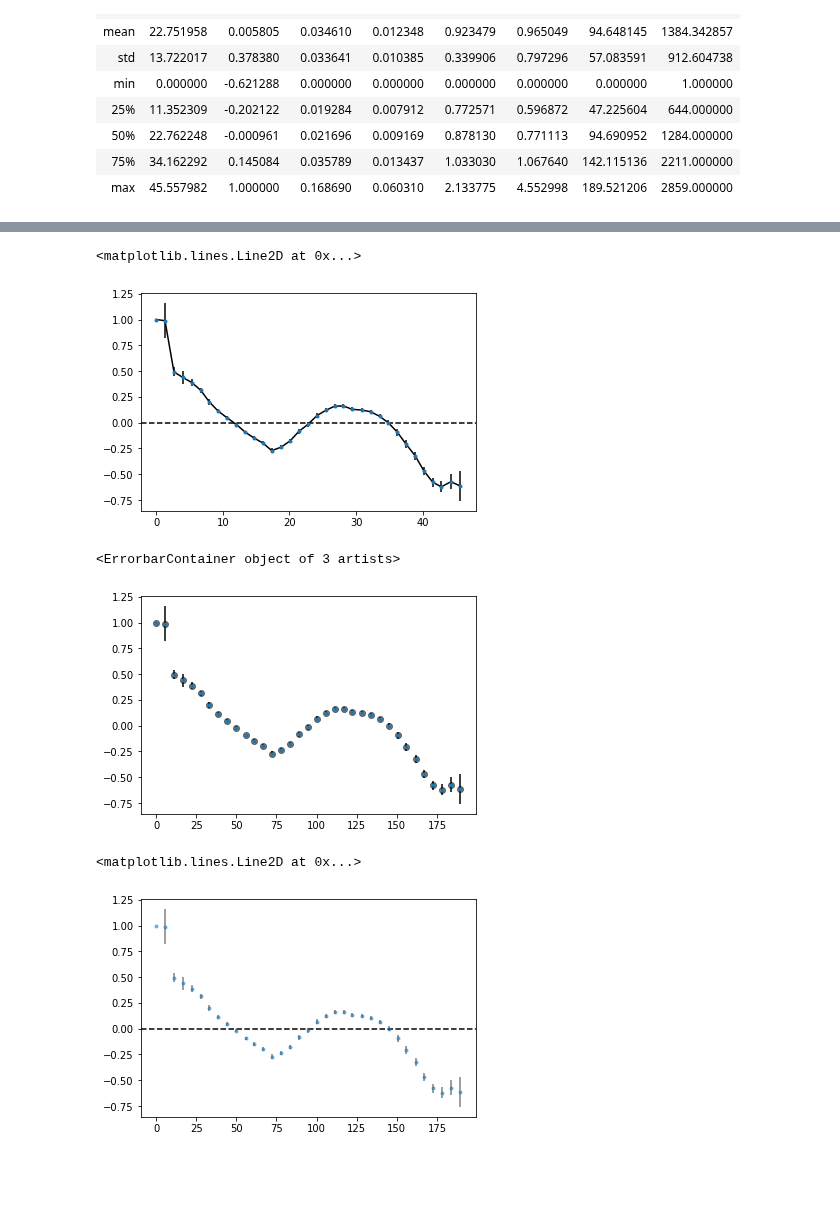
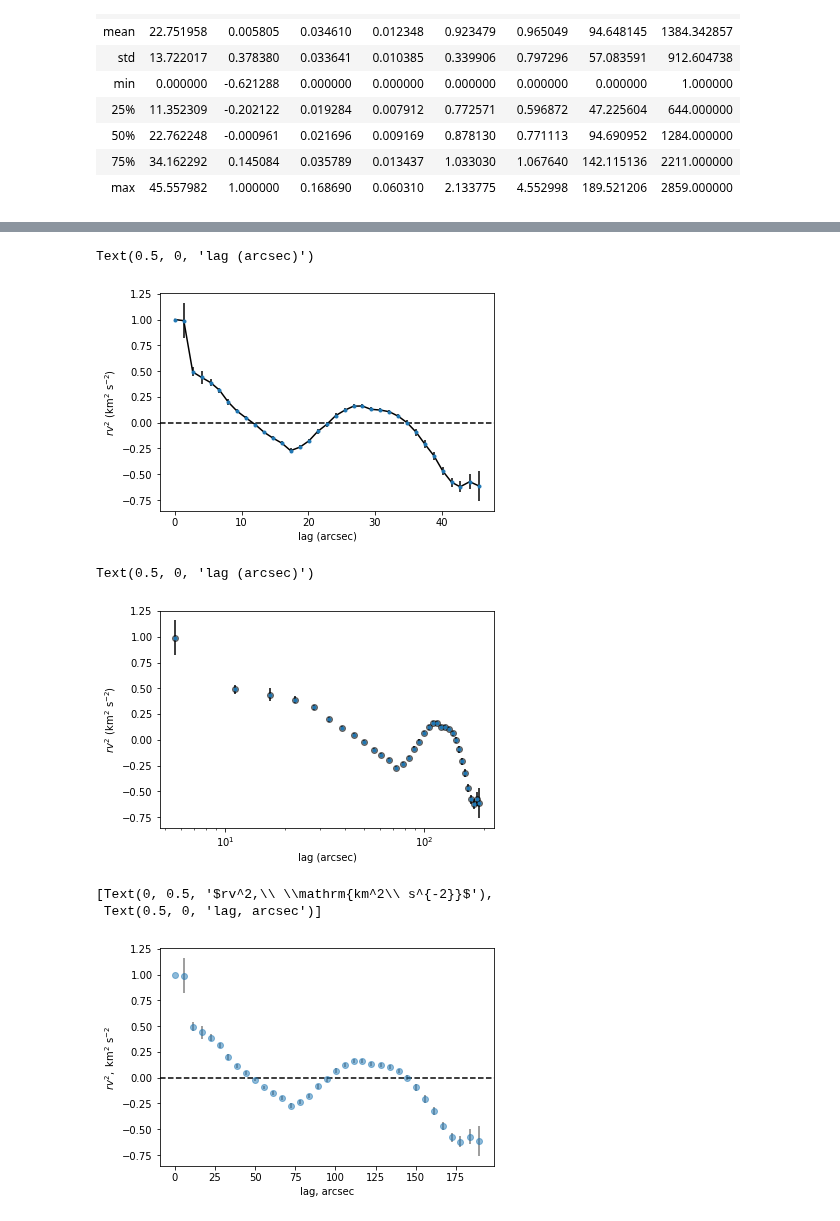
Before and after one commit to will-henney/JavGVastro-PhD, a Jupyter notebook: ACSBR.ipynb, the cells around one changed output, grey strips where cells are left out. Saved outputs shown, nothing was run; the diff lists cells and outputs as text; code cells hidden in the pictures; blank space fills up the shorter version.

```diff
--- a/ACSBR.ipynb
+++ b/ACSBR.ipynb
@@ -240,11 +220,11 @@ derx,dery
 # %%
-sf=pd.DataFrame(g)
-sf.columns=['Lag','Nmqvd','ErrY','ErrX','StD','Var','Lag pc','# P']
-sf.loc[-1]=[0,1,0,0,0,0,0,1]
-sf.index=sf.index+1
-sf.sort_index(inplace=True)
+af=pd.DataFrame(g)
+af.columns=['Lag','Nmqvd','ErrY','ErrX','StD','Var','Lag pc','# P']
+af.loc[-1]=[0,1,0,0,0,0,0,1]
+af.index=af.index+1
+af.sort_index(inplace=True)
 
-sf.describe()
+af.describe()
 # %% [output]
 |  | Lag | Nmqvd | ErrY | ErrX | StD | Var | Lag pc | # P |
 | count | 35.000000 | 35.000000 | 35.000000 | 35.000000 | 35.000000 | 35.000000 | 35.000000 | 35.000000 |
@@ -278,21 +238,27 @@ sf
 # %%
-plt.plot(sf['Lag'],sf['Nmqvd'],color='k', alpha=1)
-plt.errorbar(sf['Lag'],sf['Nmqvd'],xerr=sf.ErrX,yerr=sf.ErrY, fmt=".", ecolor='k')
+plt.plot(af['Lag'],af['Nmqvd'],color='k', alpha=1)
+plt.errorbar(af['Lag'],af['Nmqvd'],xerr=af.ErrX,yerr=af.ErrY, fmt=".", ecolor='k')
 plt.axhline(y=0, color='k', linestyle='--')
+plt.ylabel(r'$rv^2\ (\mathrm{km^2\ s^{-2}})$')
+plt.xlabel('lag (arcsec)')
 # %% [output]
-<matplotlib.lines.Line2D at 0x...>
+Text(0.5, 0, 'lag (arcsec)')
-[figure, old version]
+[figure, new version]
 # %%
-plt.scatter(sf['Lag pc'],sf['Nmqvd'],color='k', alpha=0.5)
-plt.errorbar(sf['Lag pc'],sf['Nmqvd'],xerr=sf.ErrX,yerr=sf.ErrY, fmt=".", ecolor='k')
-#plt.xscale("log")
+plt.scatter(af['Lag pc'],af['Nmqvd'],color='k', alpha=0.5)
+plt.errorbar(af['Lag pc'],af['Nmqvd'],xerr=af.ErrX,yerr=af.ErrY, fmt=".", ecolor='k')
+plt.xscale("log")
+plt.ylabel(r'$rv^2\ (\mathrm{km^2\ s^{-2}})$')
+plt.xlabel('lag (arcsec)')
 # %% [output]
-<ErrorbarContainer object of 3 artists>
+Text(0.5, 0, 'lag (arcsec)')
-[figure, old version]
+[figure, new version]
 # %%
 fig, ax=plt.subplots()
-ax.errorbar(sf['Lag pc'],sf['Nmqvd'],xerr=sf.ErrX,yerr=sf.ErrY, fmt=".", ecolor='k', alpha=0.5)
+ax.errorbar(af['Lag pc'],af['Nmqvd'],xerr=af.ErrX,yerr=af.ErrY, fmt="o", ecolor='k', alpha=0.5)
 ax.axhline(y=0, color='k', linestyle='--')
+ax.set(xlabel='lag, arcsec', ylabel=r'$rv^2,\ \mathrm{km^2\ s^{-2}}$')
 # %% [output]
-<matplotlib.lines.Line2D at 0x...>
+[Text(0, 0.5, '$rv^2,\\ \\mathrm{km^2\\ s^{-2}}$'),
+ Text(0.5, 0, 'lag, arcsec')]
-[figure, old version]
+[figure, new version]
```
Also changed, not shown: parts of 16 cells of this notebook, 2 other files.
